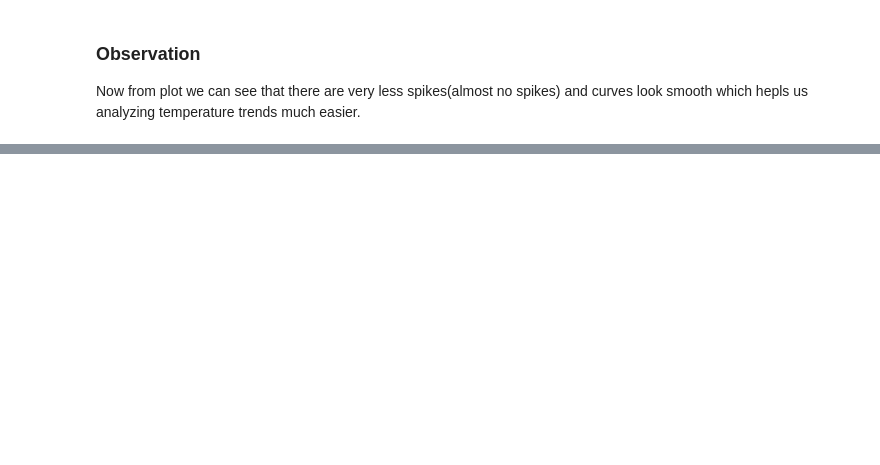
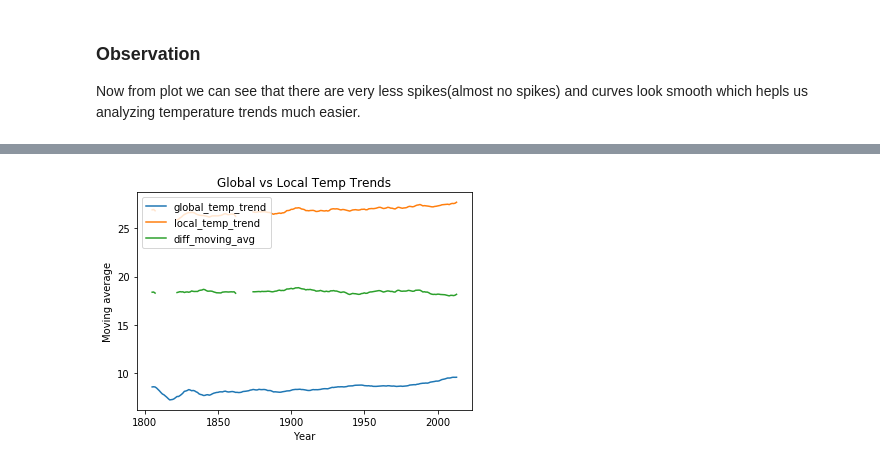
Before and after one commit to ManideepTelukuntla/Exploring-Weather-Trends, a Jupyter notebook: ExploringWeatherTrends.ipynb, the cells around one changed output, grey strips where cells are left out. Cells and saved outputs as stored; diff of their text form; code cells hidden in the pictures; blank space fills up the shorter version.

```diff
--- a/ExploringWeatherTrends.ipynb
+++ b/ExploringWeatherTrends.ipynb
@@ -75,3 +90,6 @@ plt.show()
 # %% [markdown]
 ### Observation
 Now from plot we can see that there are very less spikes(almost no spikes) and curves look smooth which hepls us analyzing temperature trends much easier.
+# %%
+# Calculate difference in moving averages
+global_temp_data['diff_moving_avg'] = local_temp_data['moving_avg'] - global_temp_data['moving_avg']
@@ -77,0 +112,12 @@ Now from plot we can see that there are very less spikes(almost no spikes) and c
+# %%
+# Visualize global, local temp trends and diff_moving_avg
+plt.plot(global_temp_data['year'], global_temp_data['moving_avg'], label = 'global_temp_trend')
+plt.plot(local_temp_data['year'], local_temp_data['moving_avg'], label = 'local_temp_trend')
+plt.plot(global_temp_data['year'], global_temp_data['diff_moving_avg'], label = 'diff_moving_avg')
+plt.xlabel('Year')
+plt.ylabel('Moving average')
+plt.title('Global vs Local Temp Trends')
+plt.legend()
+plt.show()
+# %% [output]
+[figure, added]
```
Also changed, not shown: parts of 11 cells of this notebook.
